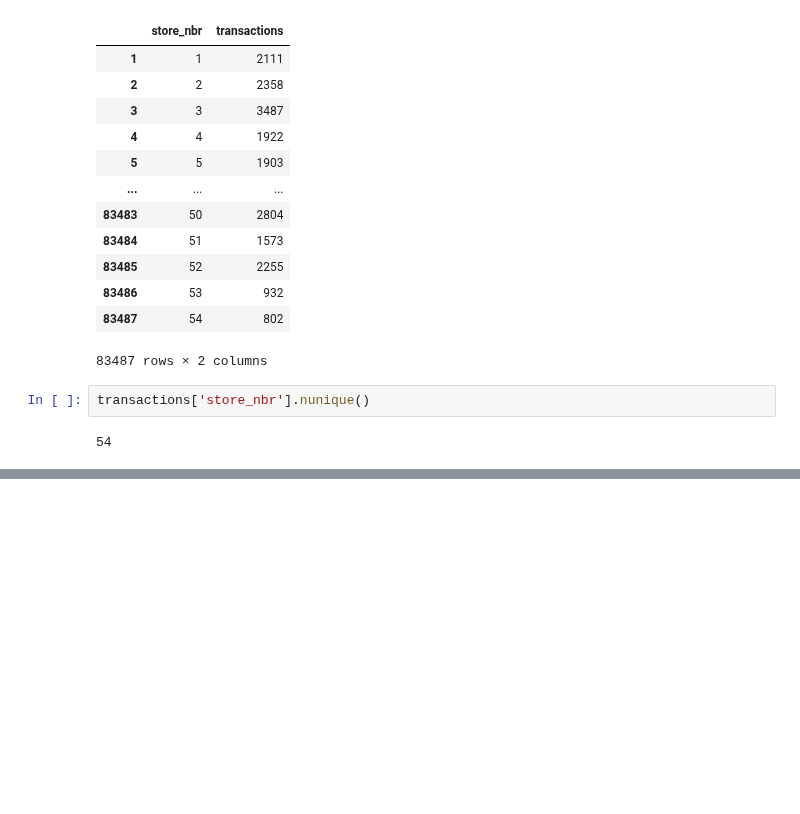
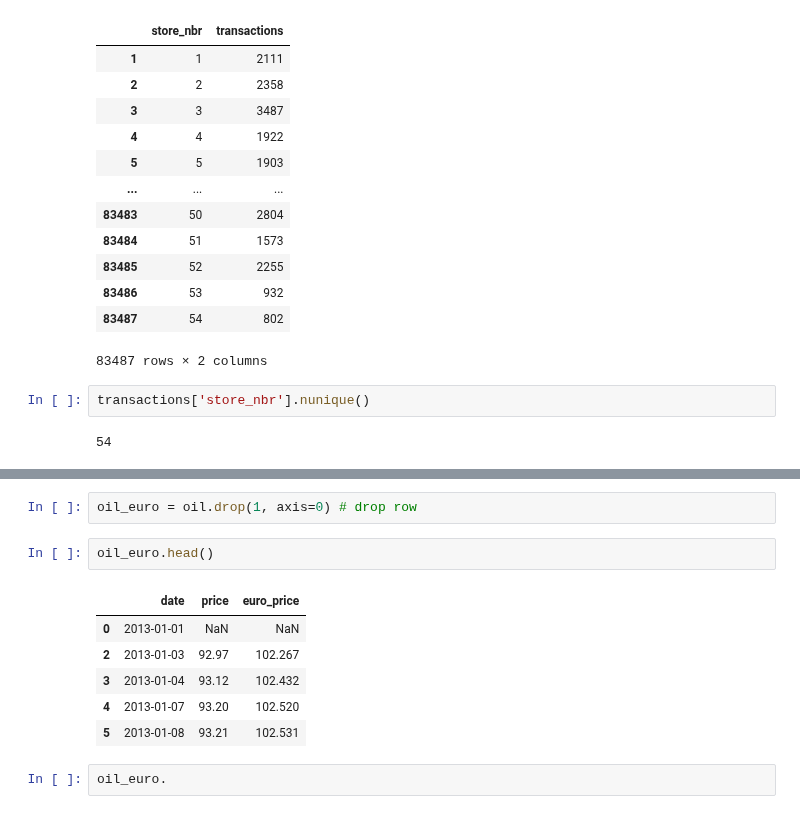
Before and after one commit to arunadas/effective-pandas, a Jupyter notebook: l_python_pandas/dataframes.ipynb, the cells around one changed output, grey strips where cells are left out. Drawn from its saved outputs; the diff is of its cells as text; blank space fills up the shorter version.

Commit message:
dataframe

```diff
--- a/l_python_pandas/dataframes.ipynb
+++ b/l_python_pandas/dataframes.ipynb
@@ -745,0 +776,13 @@ Name: transactions, Length: 83488, dtype: int64
+# %%
+oil_euro = oil.drop(1, axis=0) # drop row
+# %%
+oil_euro.head()
+# %% [output]
+|  | date | price | euro_price |
+| 0 | 2013-01-01 | NaN | NaN |
+| 2 | 2013-01-03 | 92.97 | 102.267 |
+| 3 | 2013-01-04 | 93.12 | 102.432 |
+| 4 | 2013-01-07 | 93.20 | 102.520 |
+| 5 | 2013-01-08 | 93.21 | 102.531 |
+# %%
+oil_euro.
```
Also changed, not shown: parts of 6 cells of this notebook.
